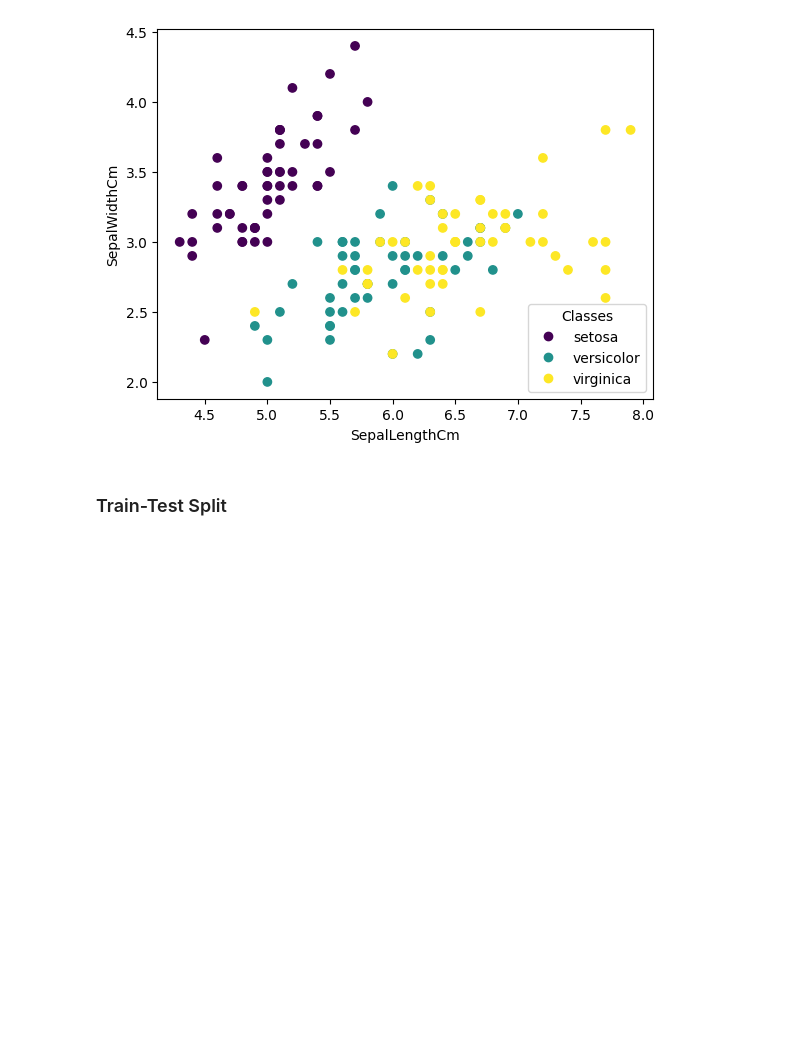
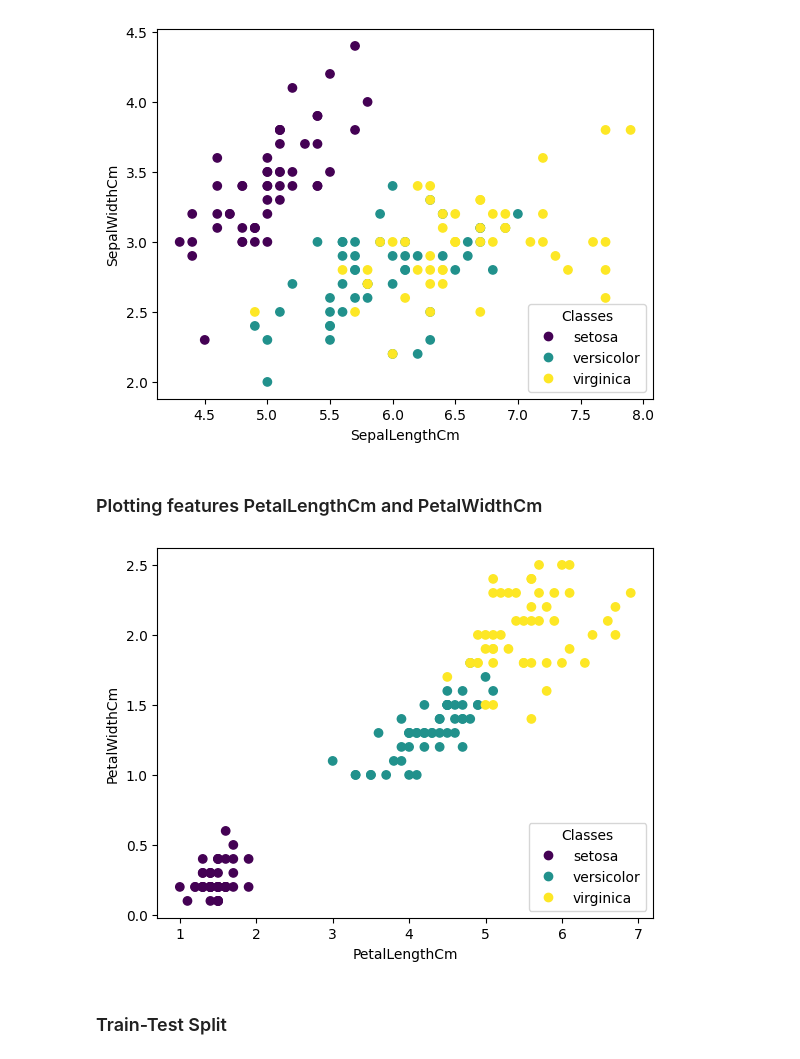
Before and after one commit to mtalirfan/Kaggle-Projects, a Jupyter notebook: Iris Species/Iris Species.ipynb, the cells around one changed output. Saved outputs shown, nothing was run; the diff lists cells and outputs as text; code cells hidden in the pictures; blank space fills up the shorter version.

Commit message:
Kaggle Notebook | Iris Species.ipynb | Version 4

```diff
--- a/Iris Species/Iris Species.ipynb
+++ b/Iris Species/Iris Species.ipynb
@@ -144,6 +144,18 @@ _ = ax.legend(
 )
 # %% [output]
 [figure]
+# %% [markdown]
+### Plotting features PetalLengthCm and PetalWidthCm
+# %%
+_, ax = plt.subplots()
+
+scatter = ax.scatter(data=iris_data, x=features[2], y=features[3], c=iris_data['Species'])
+ax.set(xlabel=features[2], ylabel=features[3])
+_ = ax.legend(
+    scatter.legend_elements()[0], labels, loc="lower right", title="Classes"
+)
+# %% [output]
+[figure, added]
 # %% [markdown]
 ### Train-Test Split
 # %%
```
Also changed, not shown: parts of 2 cells of this notebook.
